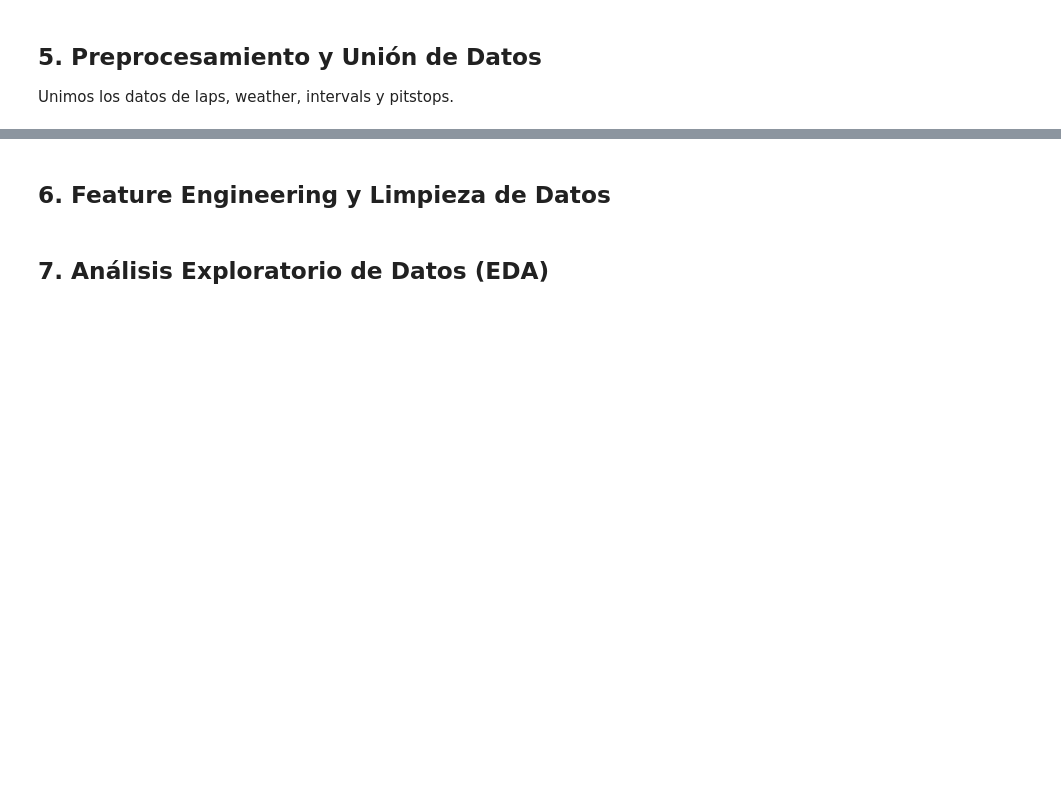
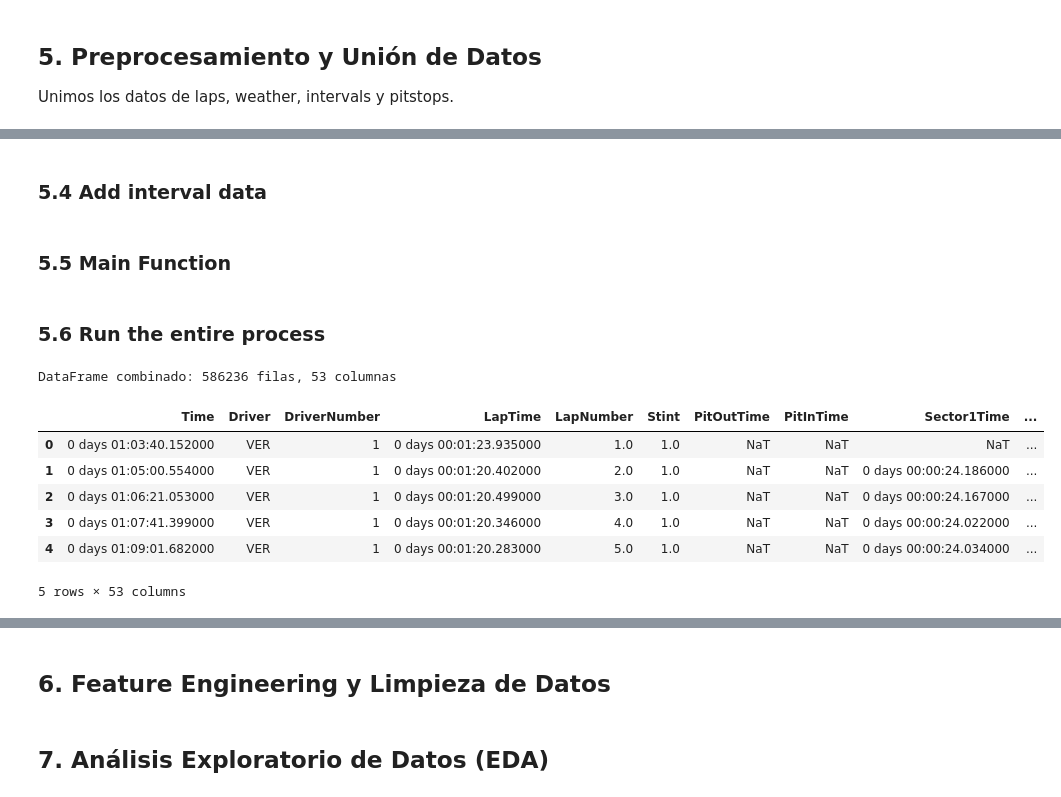
Before and after one commit to VforVitorio/F1_Strat_Manager, a Jupyter notebook: scripts/lap_prediction.ipynb, the cells around one changed output, grey strips where cells are left out. Drawn from its saved outputs; the diff is of its cells as text; code cells hidden in the pictures; blank space fills up the shorter version.

Commit message:
finished merging all data in a single dataframe, merging to dev

```diff
--- a/scripts/lap_prediction.ipynb
+++ b/scripts/lap_prediction.ipynb
@@ -303,0 +258,22 @@ display(merged_data.head())
+# %%
+def merge_laps_and_weather(laps_df, weather_df):
+    """Combina datos de vueltas con información meteorológica"""
+    # Trabajamos con los tiempos tal como están sin intentar convertirlos
+
+    # Verificar si podemos unir por LapNumber o similar
+    if 'LapNumber' in weather_df.columns:
+        merged_df = pd.merge(
+            laps_df,
+            weather_df,
+            on='LapNumber',
+            how='left'
+        )
+    else:
+        # Si no hay columna común, replicar datos meteorológicos
+        merged_df = laps_df.copy()
+        for col in weather_df.columns:
+            if col not in merged_df.columns and col != 'Time':
+                # Usar media o primer valor
+                merged_df[col] = weather_df[col].iloc[0]
+
+    return merged_df
@@ -303,0 +360,2 @@ display(merged_data.head())
+# %% [markdown]
+### 5.4 Add interval data
@@ -303,0 +399,34 @@ display(merged_data.head())
+# %% [markdown]
+### 5.5 Main Function
+# %%
+def merge_all_data(laps_df, weather_df, intervals_df, pitstops_df):
+    """Combina todos los DataFrames para análisis"""
+    # Unir datos en secuencia
+    merged_df = merge_laps_and_weather(laps_df, weather_df)
+    merged_df = add_pitstop_data(merged_df, pitstops_df)
+    merged_df = add_interval_data(merged_df, intervals_df)
+
+    return merged_df
+# %% [markdown]
+### 5.6 Run the entire process
+# %%
+# Unir todos los datos
+merged_data = merge_all_data(
+    laps_df,
+    weather_df,
+    intervals_df,
+    pitstops_df
+)
+
+# Verificar el resultado
+print(f"DataFrame combinado: {merged_data.shape[0]} filas, {merged_data.shape[1]} columnas")
+display(merged_data.head())
+# %% [output]
+DataFrame combinado: 586236 filas, 53 columnas
+|  | Time | Driver | DriverNumber | LapTime | LapNumber | Stint | PitOutTime | PitInTime | Sector1Time | ... |
+| 0 | 0 days 01:03:40.152000 | VER | 1 | 0 days 00:01:23.935000 | 1.0 | 1.0 | NaT | NaT | NaT | ... |
+| 1 | 0 days 01:05:00.554000 | VER | 1 | 0 days 00:01:20.402000 | 2.0 | 1.0 | NaT | NaT | 0 days 00:00:24.186000 | ... |
+| 2 | 0 days 01:06:21.053000 | VER | 1 | 0 days 00:01:20.499000 | 3.0 | 1.0 | NaT | NaT | 0 days 00:00:24.167000 | ... |
+| 3 | 0 days 01:07:41.399000 | VER | 1 | 0 days 00:01:20.346000 | 4.0 | 1.0 | NaT | NaT | 0 days 00:00:24.022000 | ... |
+| 4 | 0 days 01:09:01.682000 | VER | 1 | 0 days 00:01:20.283000 | 5.0 | 1.0 | NaT | NaT | 0 days 00:00:24.034000 | ... |
+5 rows × 53 columns
```
Also changed, not shown: parts of 22 cells of this notebook.
